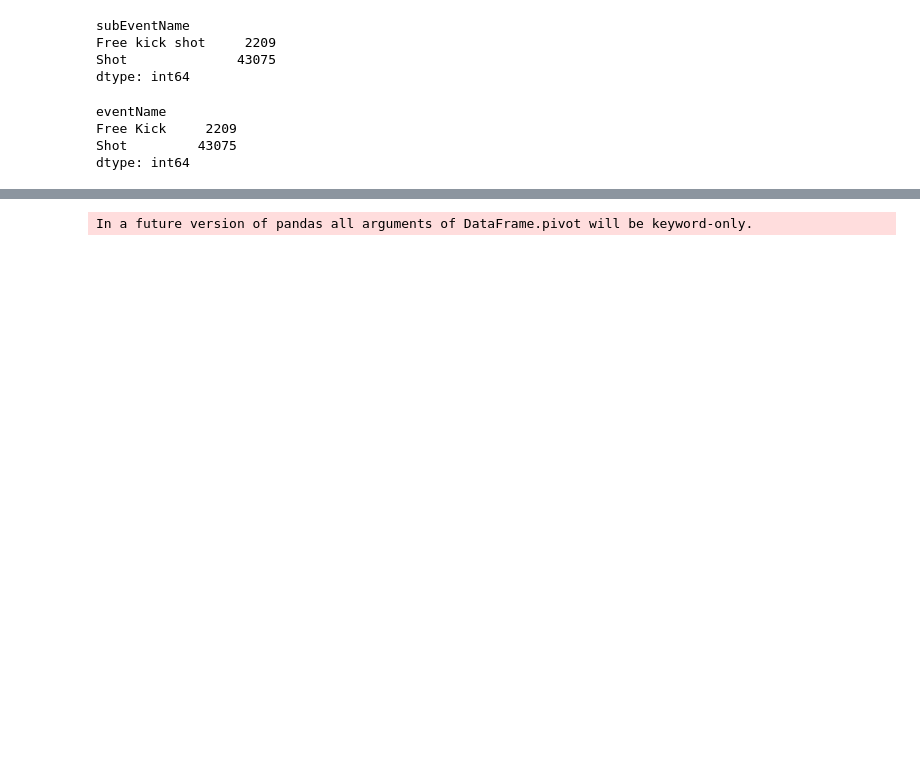
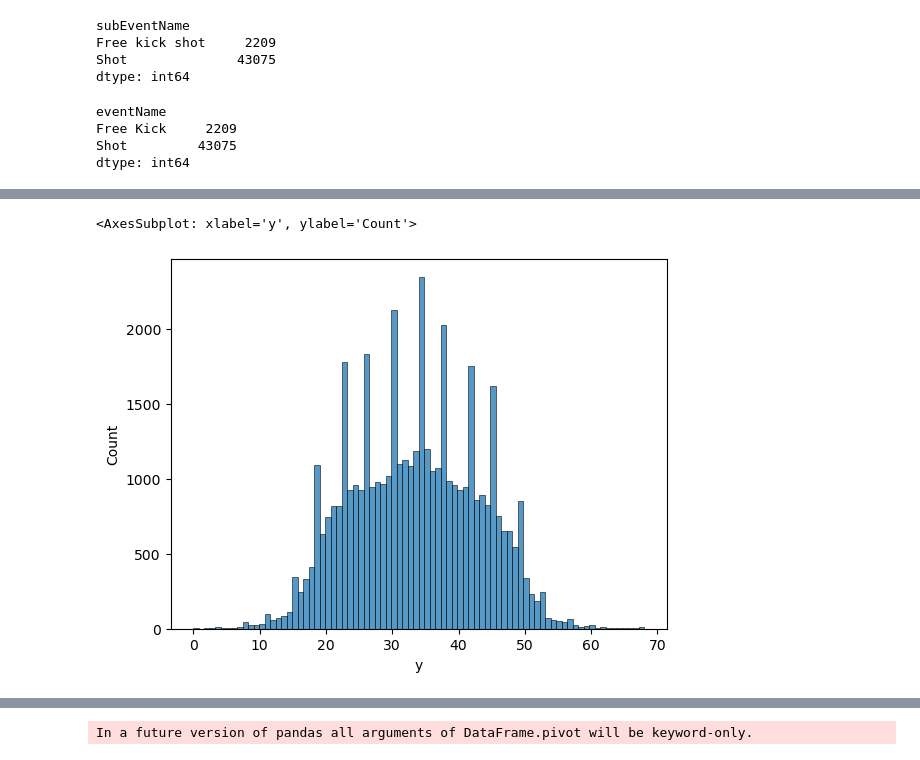
Before and after one commit to lucasmaretti/football_analytics, a Jupyter notebook: 01_analise_exploratoria.ipynb, the cells around one changed output, grey strips where cells are left out. Cells and saved outputs as stored; diff of their text form; code cells hidden in the pictures; blank space fills up the shorter version.

```diff
--- a/01_analise_exploratoria.ipynb
+++ b/01_analise_exploratoria.ipynb
@@ -132,0 +171,5 @@ sns.histplot(shots['goal'])
+# %%
+sns.histplot(shots['y'])
+# %% [output]
+<AxesSubplot: xlabel='y', ylabel='Count'>
+[figure, added]
```
Also changed, not shown: parts of 41 cells of this notebook.
